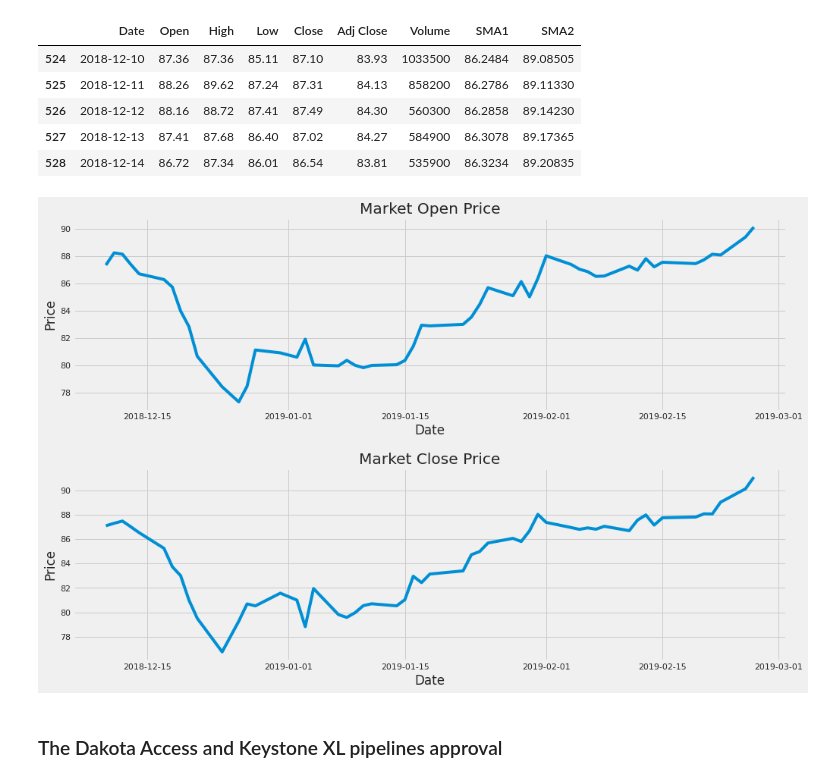
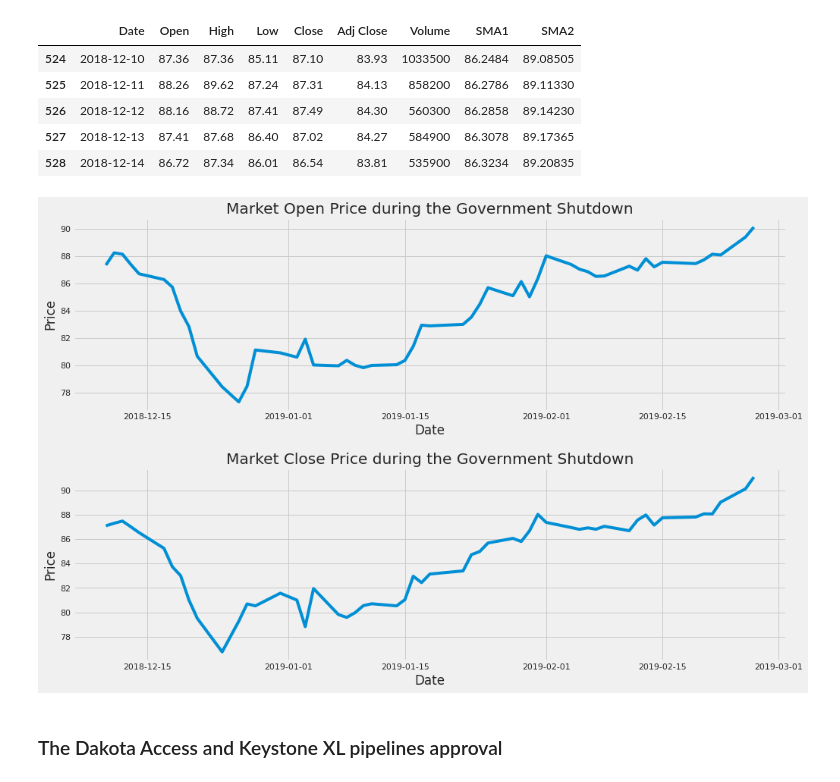
Before and after one commit to cybertraining-dsc/fa20-523-307, a Jupyter notebook: project/Analysis of Financial Markets based on President Trump's Tweets.ipynb, the cells around one changed output. Saved outputs shown, nothing was run; the diff lists cells and outputs as text; code cells hidden in the pictures.

```diff
--- a/project/Analysis of Financial Markets based on President Trump's Tweets.ipynb
+++ b/project/Analysis of Financial Markets based on President Trump's Tweets.ipynb
@@ -846,19 +858,19 @@ shutdown_stock_data.head()
 # %%
 fig = plt.figure(figsize=(15,10))
 ax1 = fig.add_subplot(2,1,1)
 ax2 = fig.add_subplot(2,1,2)
 ax1.plot(shutdown_stock_data['Date'], shutdown_stock_data['Open'])
 ax1.set_xlabel("Date")
 ax1.set_ylabel("Price")
-ax1.set_title('Market Open Price')
+ax1.set_title('Market Open Price during the Government Shutdown')
 plt.subplots_adjust(hspace=0.3)
 ax2.plot(shutdown_stock_data['Date'], shutdown_stock_data['Close'])
 ax2.set_xlabel("Date")
 ax2.set_ylabel("Price")
-ax2.set_title('Market Close Price')
+ax2.set_title('Market Close Price during the Government Shutdown')
 plt.show()
 # %% [output]
-[figure, old version]
+[figure, new version]
 # %% [markdown]
 ### The Dakota Access and Keystone XL pipelines approval
 # %%
```
Also changed, not shown: parts of 10 cells of this notebook.
